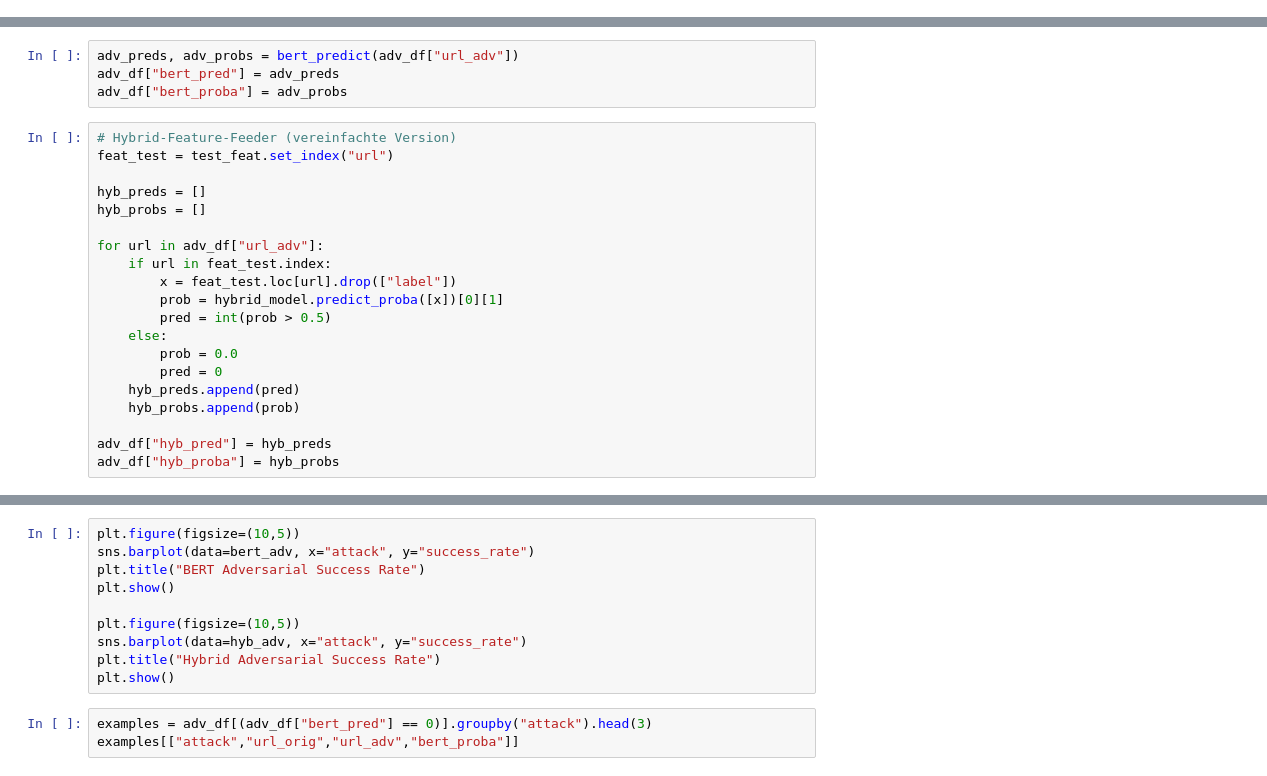
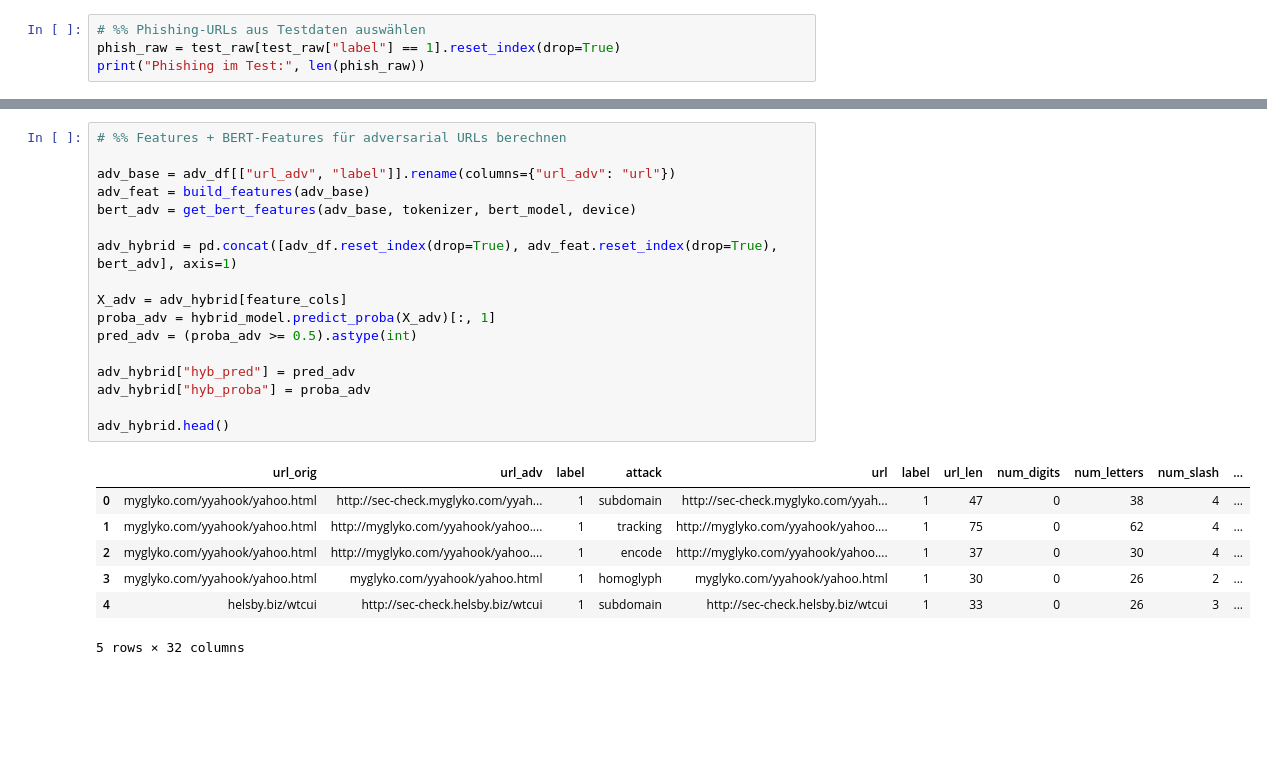
Before and after one commit to Morsells/phishing-url-detection-ai-security, a Jupyter notebook: notebooks/9_adversarial_urls.ipynb, the cells around one changed output, grey strips where cells are left out. Saved outputs shown, nothing was run; the diff lists cells and outputs as text; blank space fills up the shorter version.

```diff
--- a/notebooks/9_adversarial_urls.ipynb
+++ b/notebooks/9_adversarial_urls.ipynb
@@ -83,0 +150,4 @@ hybrid_model = lgb
+# %%
+# %% Phishing-URLs aus Testdaten auswählen
+phish_raw = test_raw[test_raw["label"] == 1].reset_index(drop=True)
+print("Phishing im Test:", len(phish_raw))
@@ -131,24 +248,0 @@ adv_df.head()
-# %%
-adv_preds, adv_probs = bert_predict(adv_df["url_adv"])
-adv_df["bert_pred"] = adv_preds
-adv_df["bert_proba"] = adv_probs
-# %%
-# Hybrid-Feature-Feeder (vereinfachte Version)
-feat_test = test_feat.set_index("url")
-
-hyb_preds = []
-hyb_probs = []
-
-for url in adv_df["url_adv"]:
-    if url in feat_test.index:
-        x = feat_test.loc[url].drop(["label"])
-        prob = hybrid_model.predict_proba([x])[0][1]
-        pred = int(prob > 0.5)
-    else:
-        prob = 0.0
-        pred = 0
-    hyb_preds.append(pred)
-    hyb_probs.append(prob)
-
-adv_df["hyb_pred"] = hyb_preds
-adv_df["hyb_proba"] = hyb_probs
@@ -174,13 +249,25 @@ bert_adv, hyb_adv
-# %%
-plt.figure(figsize=(10,5))
-sns.barplot(data=bert_adv, x="attack", y="success_rate")
-plt.title("BERT Adversarial Success Rate")
-plt.show()
-
-plt.figure(figsize=(10,5))
-sns.barplot(data=hyb_adv, x="attack", y="success_rate")
-plt.title("Hybrid Adversarial Success Rate")
-plt.show()
-# %%
-examples = adv_df[(adv_df["bert_pred"] == 0)].groupby("attack").head(3)
-examples[["attack","url_orig","url_adv","bert_proba"]]
+# %%
+# %% Features + BERT-Features für adversarial URLs berechnen
+
+adv_base = adv_df[["url_adv", "label"]].rename(columns={"url_adv": "url"})
+adv_feat = build_features(adv_base)
+bert_adv = get_bert_features(adv_base, tokenizer, bert_model, device)
+
+adv_hybrid = pd.concat([adv_df.reset_index(drop=True), adv_feat.reset_index(drop=True), bert_adv], axis=1)
+
+X_adv = adv_hybrid[feature_cols]
+proba_adv = hybrid_model.predict_proba(X_adv)[:, 1]
+pred_adv = (proba_adv >= 0.5).astype(int)
+
+adv_hybrid["hyb_pred"] = pred_adv
+adv_hybrid["hyb_proba"] = proba_adv
+
+adv_hybrid.head()
+# %% [output]
+|  | url_orig | url_adv | label | attack | url | label | url_len | num_digits | num_letters | num_slash | ... |
+| 0 | myglyko.com/yyahook/yahoo.html | http://sec-check.myglyko.com/yyah... | 1 | subdomain | http://sec-check.myglyko.com/yyah... | 1 | 47 | 0 | 38 | 4 | ... |
+| 1 | myglyko.com/yyahook/yahoo.html | http://myglyko.com/yyahook/yahoo.... | 1 | tracking | http://myglyko.com/yyahook/yahoo.... | 1 | 75 | 0 | 62 | 4 | ... |
+| 2 | myglyko.com/yyahook/yahoo.html | http://myglyko.com/yyahook/yahoo.... | 1 | encode | http://myglyko.com/yyahook/yahoo.... | 1 | 37 | 0 | 30 | 4 | ... |
+| 3 | myglyko.com/yyahook/yahoo.html | myglyko.com/yyahook/yahoo.html | 1 | homoglyph | myglyko.com/yyahook/yahoo.html | 1 | 30 | 0 | 26 | 2 | ... |
+| 4 | helsby.biz/wtcui | http://sec-check.helsby.biz/wtcui | 1 | subdomain | http://sec-check.helsby.biz/wtcui | 1 | 33 | 0 | 26 | 3 | ... |
+5 rows × 32 columns
```
Also changed, not shown: parts of 25 cells of this notebook.
